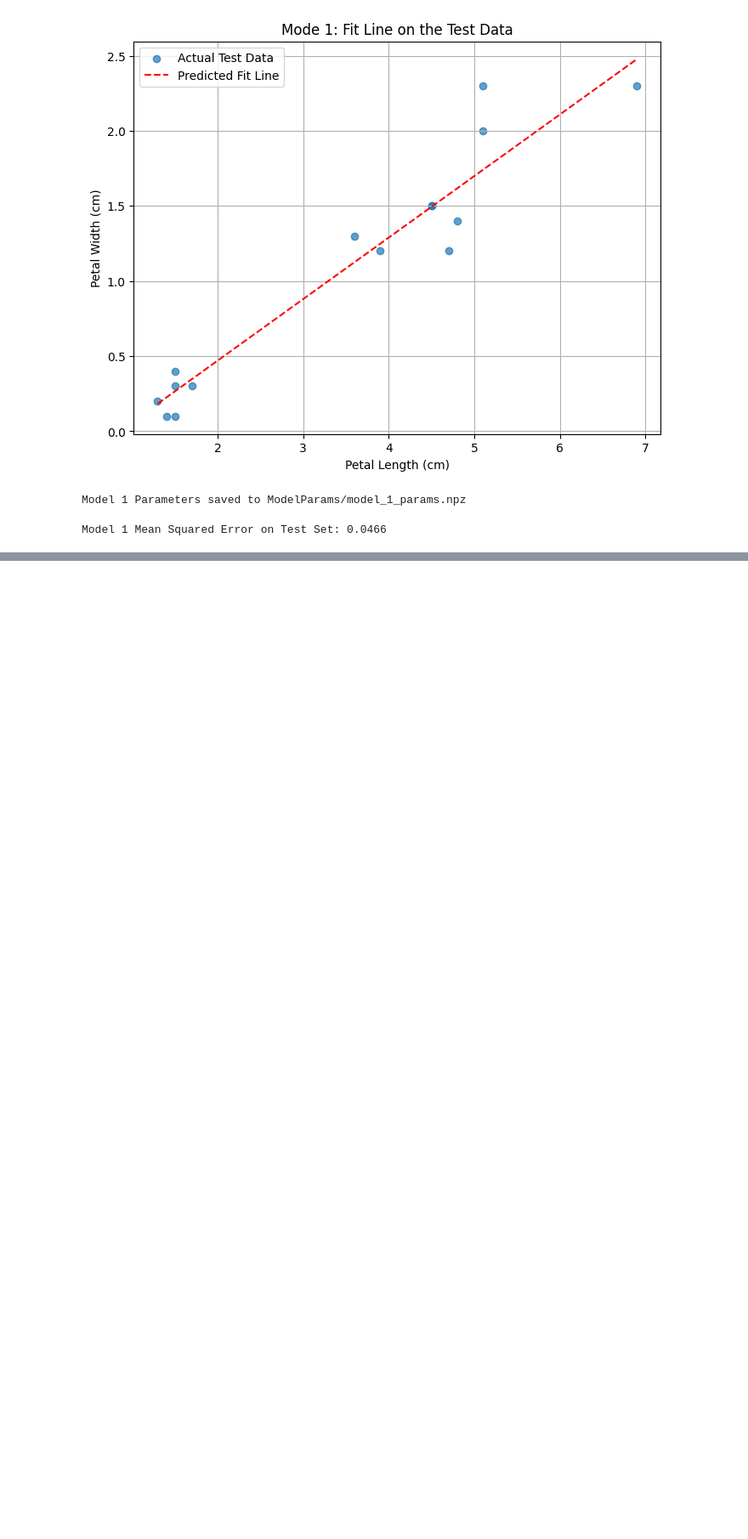
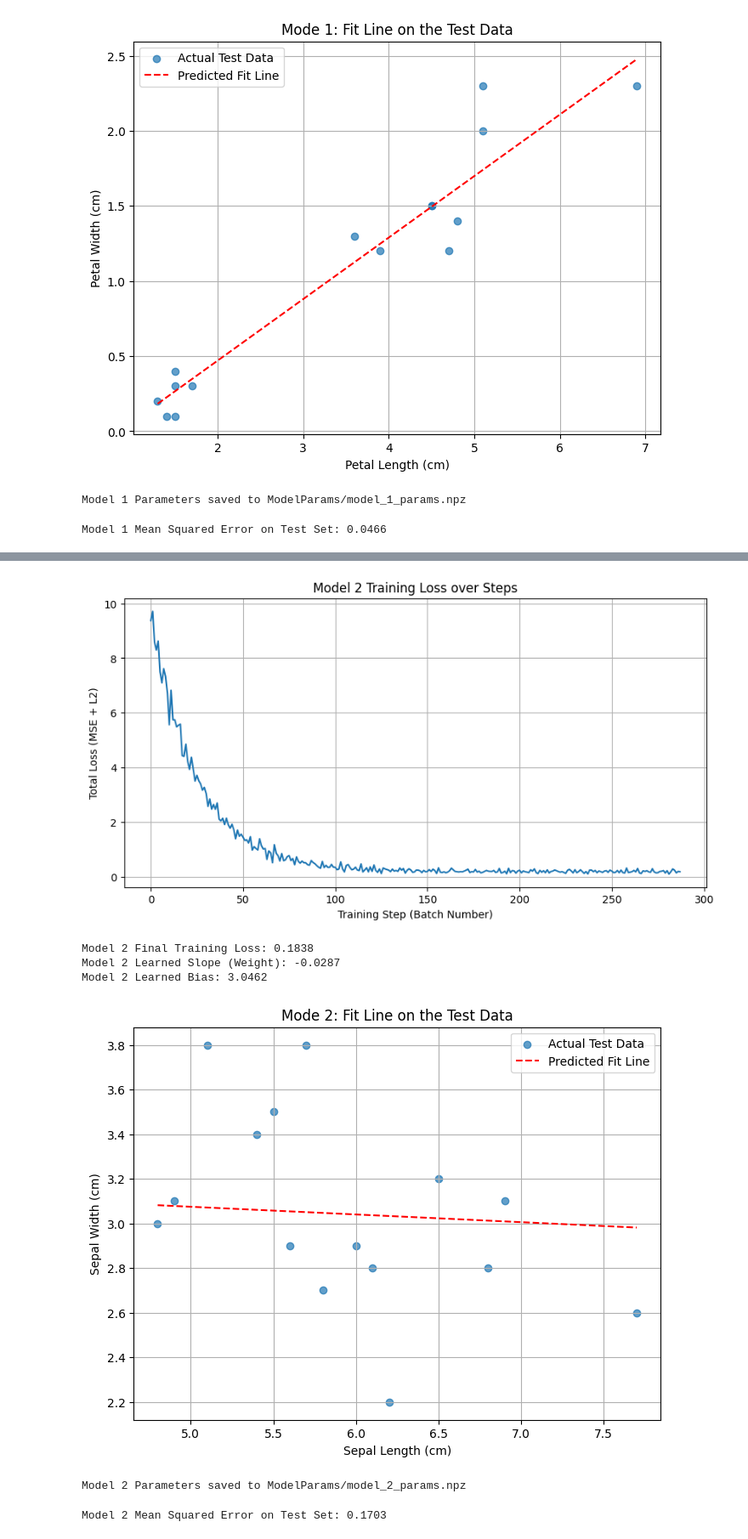
Before and after one commit to Fcorre000/MachineLearningAssignments, a Jupyter notebook: assignment1/regression_tasks.ipynb, the cells around one changed output, grey strips where cells are left out. Shown at 85% size. Saved outputs shown, nothing was run; the diff lists cells and outputs as text; code cells hidden in the pictures; blank space fills up the shorter version.

```diff
--- a/assignment1/regression_tasks.ipynb
+++ b/assignment1/regression_tasks.ipynb
@@ -125,0 +162,59 @@ Model 1 Mean Squared Error on Test Set: 0.0466
+# %%
+#plot training loss
+plt.figure(figsize=(10,5))
+plt.plot(model_2.losses)
+plt.title('Model 2 Training Loss over Steps')
+plt.xlabel('Training Step (Batch Number)')
+plt.ylabel('Total Loss (MSE + L2)')
+plt.grid(True)
+plt.show()
+
+#print final training loss
+print(f"Model 2 Final Training Loss: {model_2.losses[-1]:.4f}")
+
+#print slope (weight) and Bias
+#for a single feature, single output model, weights represent the slope
+print(f"Model 2 Learned Slope (Weight): {model_2.weights[0,0]:.4f}")
+print(f"Model 2 Learned Bias: {model_2.bias[0,0]:.4f}")
+
+#plot fit line on Test data
+plt.figure(figsize=(8,6))
+plt.scatter(X_test_m2, y_test_m2, label='Actual Test Data', alpha = 0.7)#original test data points (unscaled for clarity)
+
+#get predictions on the scaled test data
+y_pred_scaled_m2 = model_2.predict(X_test_scaled_m2)
+
+
+#sort test data for a clean line plot
+sort_idx_m2 = np.argsort(X_test_m2, axis=0).flatten()
+X_test_sorted_m2 = X_test_m2[sort_idx_m2]
+y_pred_sorted_m2 = y_pred_scaled_m2[sort_idx_m2] #predictions are already on the y scale
+
+plt.plot(X_test_sorted_m2, y_pred_sorted_m2, color='red', linestyle='--', label='Predicted Fit Line')
+plt.title('Mode 2: Fit Line on the Test Data')
+plt.xlabel('Sepal Length (cm)')
+plt.ylabel('Sepal Width (cm)')
+plt.legend()
+plt.grid(True)
+plt.show()
+# %% [output]
+[figure, added]
+Model 2 Final Training Loss: 0.1838
+Model 2 Learned Slope (Weight): -0.0287
+Model 2 Learned Bias: 3.0462
+[figure, added]
+# %%
+#Save Model 2 Params
+params_dir = "ModelParams"
+os.makedirs(params_dir, exist_ok=True)#create dir is not already there
+model_2_params_path = os.path.join(params_dir, "model_2_params.npz")
+model_2.save(model_2_params_path)
+print(f"Model 2 Parameters saved to {model_2_params_path}")
+# %% [output]
+Model 2 Parameters saved to ModelParams/model_2_params.npz
+# %%
+#Evaluate Model 2
+test_mse_m2 = model_2.score(X_test_scaled_m2, y_test_m2)
+print(f"Model 2 Mean Squared Error on Test Set: {test_mse_m2:.4f}")
+# %% [output]
+Model 2 Mean Squared Error on Test Set: 0.1703
```
Also changed, not shown: parts of 9 cells of this notebook, 2 other files.
